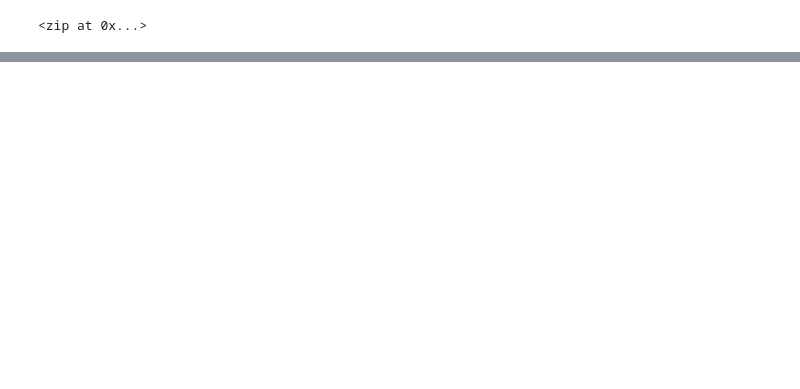
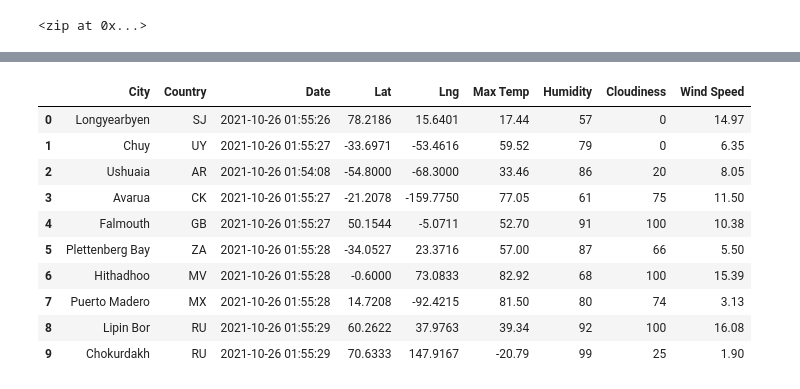
Before and after one commit to andipfeff/World_Weather_Analysis, a Jupyter notebook: WeatherPy.ipynb, the cells around one changed output, grey strips where cells are left out. Saved outputs shown, nothing was run; the diff lists cells and outputs as text; code cells hidden in the pictures; blank space fills up the shorter version.

```diff
--- a/WeatherPy.ipynb
+++ b/WeatherPy.ipynb
@@ -33,0 +140,16 @@ len(cities)
+# %%
+new_column_order = ["City", "Country", "Date", "Lat", "Lng", "Max Temp", "Humidity", "Cloudiness", "Wind Speed"]
+city_data_df = city_data_df[new_column_order]
+city_data_df.head(10)
+# %% [output]
+|  | City | Country | Date | Lat | Lng | Max Temp | Humidity | Cloudiness | Wind Speed |
+| 0 | Longyearbyen | SJ | 2021-10-26 01:55:26 | 78.2186 | 15.6401 | 17.44 | 57 | 0 | 14.97 |
+| 1 | Chuy | UY | 2021-10-26 01:55:27 | -33.6971 | -53.4616 | 59.52 | 79 | 0 | 6.35 |
+| 2 | Ushuaia | AR | 2021-10-26 01:54:08 | -54.8000 | -68.3000 | 33.46 | 86 | 20 | 8.05 |
+| 3 | Avarua | CK | 2021-10-26 01:55:27 | -21.2078 | -159.7750 | 77.05 | 61 | 75 | 11.50 |
+| 4 | Falmouth | GB | 2021-10-26 01:55:27 | 50.1544 | -5.0711 | 52.70 | 91 | 100 | 10.38 |
+| 5 | Plettenberg Bay | ZA | 2021-10-26 01:55:28 | -34.0527 | 23.3716 | 57.00 | 87 | 66 | 5.50 |
+| 6 | Hithadhoo | MV | 2021-10-26 01:55:28 | -0.6000 | 73.0833 | 82.92 | 68 | 100 | 15.39 |
+| 7 | Puerto Madero | MX | 2021-10-26 01:55:28 | 14.7208 | -92.4215 | 81.50 | 80 | 74 | 3.13 |
+| 8 | Lipin Bor | RU | 2021-10-26 01:55:29 | 60.2622 | 37.9763 | 39.34 | 92 | 100 | 16.08 |
+| 9 | Chokurdakh | RU | 2021-10-26 01:55:29 | 70.6333 | 147.9167 | -20.79 | 99 | 25 | 1.90 |
```
Also changed, not shown: parts of 8 cells of this notebook, 2 other files.
